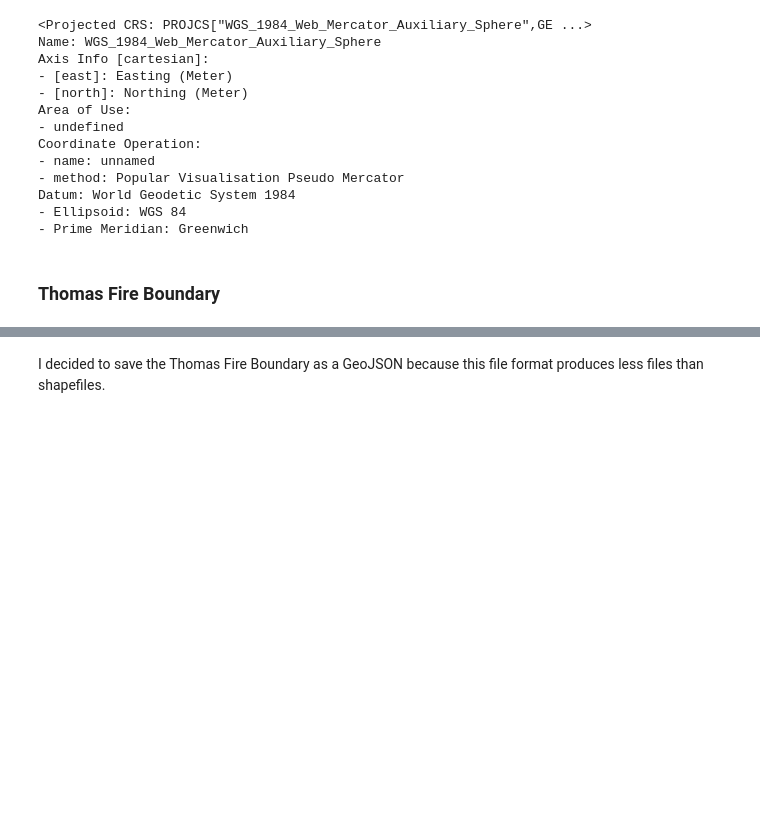
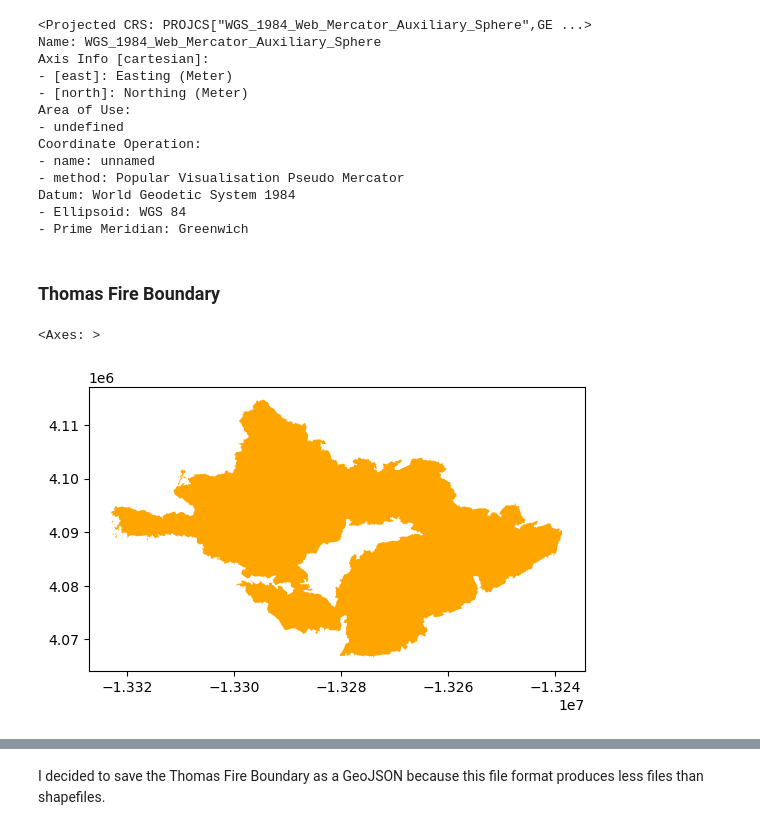
Before and after one commit to katleyq/eds220-hwk4, a Jupyter notebook: hwk4-task2-fire-perimeter-LE.ipynb, the cells around one changed output, grey strips where cells are left out. Cells and saved outputs as stored; diff of their text form; code cells hidden in the pictures; blank space fills up the shorter version.

```diff
--- a/hwk4-task2-fire-perimeter-LE.ipynb
+++ b/hwk4-task2-fire-perimeter-LE.ipynb
@@ -58,3 +60,8 @@ Datum: World Geodetic System 1984
 ### Thomas Fire Boundary
 # %%
 thomas_fire = df.loc[(df['FIRE_NAME'] == 'THOMAS') & (df['YEAR_'] == 2017)]
+# %%
+thomas_fire.plot(color = 'orange')
+# %% [output]
+<Axes: >
+[figure, added]
```
Also changed, not shown: parts of 4 cells of this notebook.
